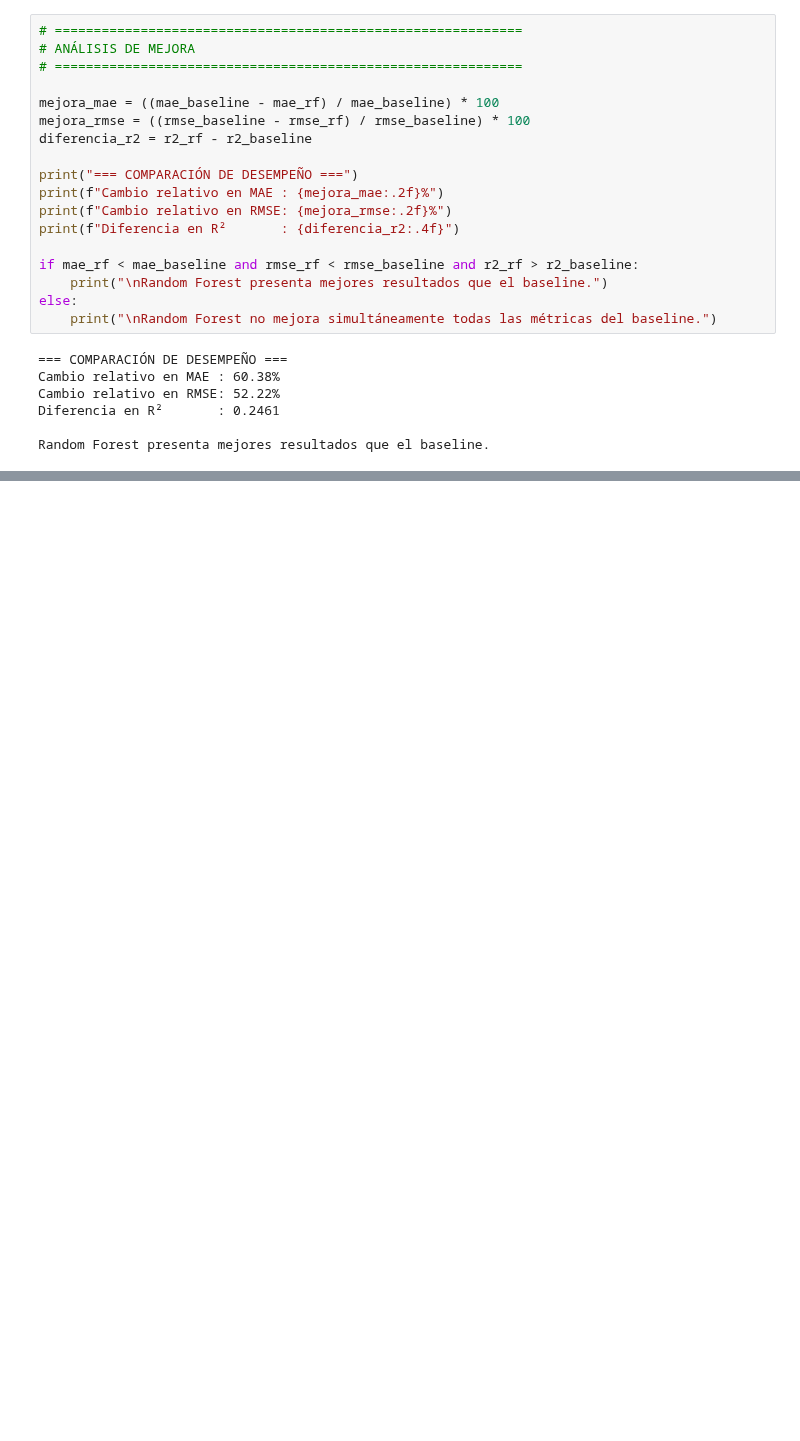
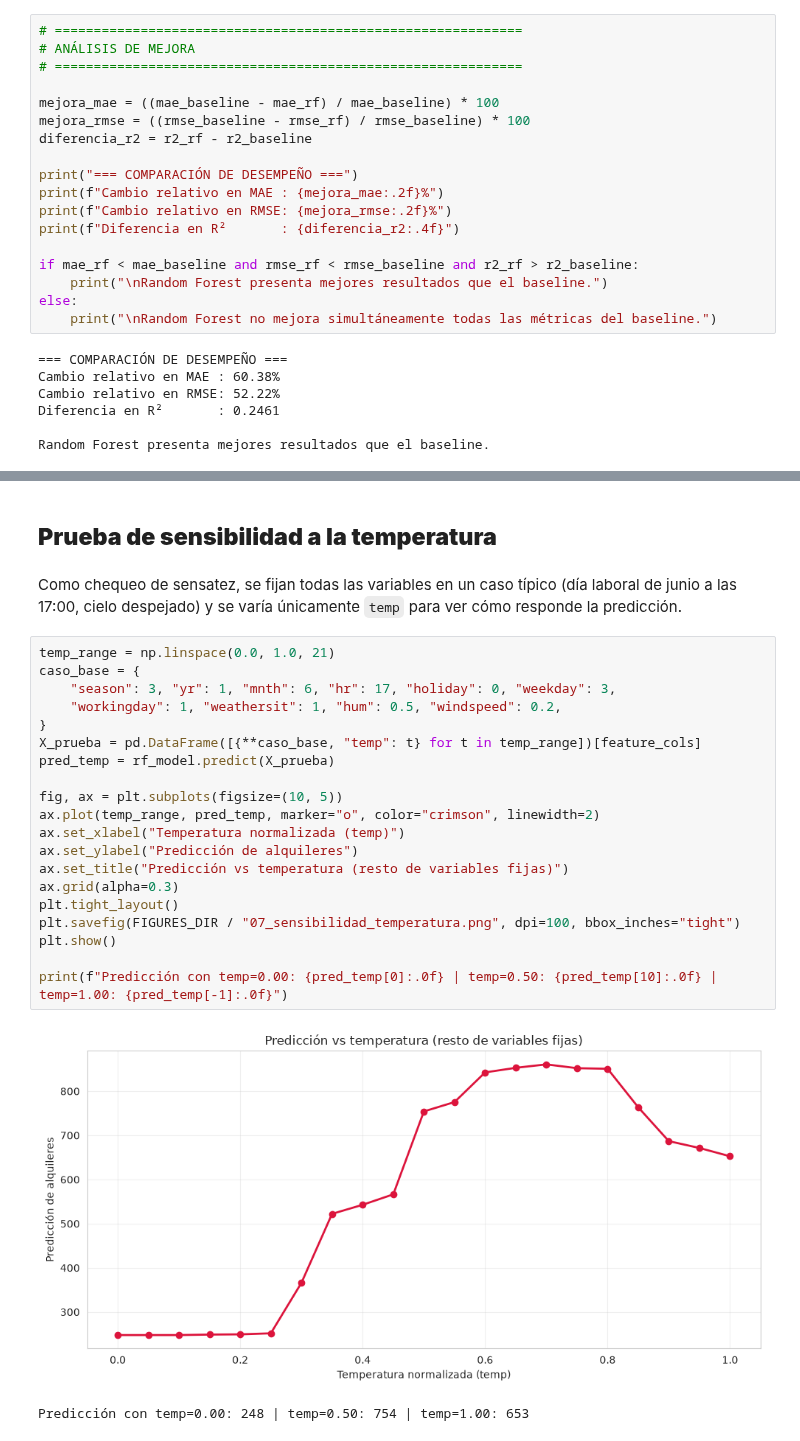
Before and after one commit to santije23/modelos1-price-prediction, a Jupyter notebook: fase-1/notebooks/01_modelo_predictivo.ipynb, the cells around one changed output, grey strips where cells are left out. Saved outputs shown, nothing was run; the diff lists cells and outputs as text; blank space fills up the shorter version.

```diff
--- a/fase-1/notebooks/01_modelo_predictivo.ipynb
+++ b/fase-1/notebooks/01_modelo_predictivo.ipynb
@@ -631,0 +823,27 @@ Al comparar estos resultados con el modelo Ridge utilizado como baseline, se obs
+# %% [markdown]
+## **Prueba de sensibilidad a la temperatura**
+# %% [markdown]
+Como chequeo de sensatez, se fijan todas las variables en un caso típico (día laboral de junio a las 17:00, cielo despejado) y se varía únicamente `temp` para ver cómo responde la predicción.
+# %%
+temp_range = np.linspace(0.0, 1.0, 21)
+caso_base = {
+    "season": 3, "yr": 1, "mnth": 6, "hr": 17, "holiday": 0, "weekday": 3,
+    "workingday": 1, "weathersit": 1, "hum": 0.5, "windspeed": 0.2,
+}
+X_prueba = pd.DataFrame([{**caso_base, "temp": t} for t in temp_range])[feature_cols]
+pred_temp = rf_model.predict(X_prueba)
+
+fig, ax = plt.subplots(figsize=(10, 5))
+ax.plot(temp_range, pred_temp, marker="o", color="crimson", linewidth=2)
+ax.set_xlabel("Temperatura normalizada (temp)")
+ax.set_ylabel("Predicción de alquileres")
+ax.set_title("Predicción vs temperatura (resto de variables fijas)")
+ax.grid(alpha=0.3)
+plt.tight_layout()
+plt.savefig(FIGURES_DIR / "07_sensibilidad_temperatura.png", dpi=100, bbox_inches="tight")
+plt.show()
+
+print(f"Predicción con temp=0.00: {pred_temp[0]:.0f} | temp=0.50: {pred_temp[10]:.0f} | temp=1.00: {pred_temp[-1]:.0f}")
+# %% [output]
+[figure, added]
+Predicción con temp=0.00: 248 | temp=0.50: 754 | temp=1.00: 653
```
Also changed, not shown: parts of 72 cells of this notebook, 9 other files.
